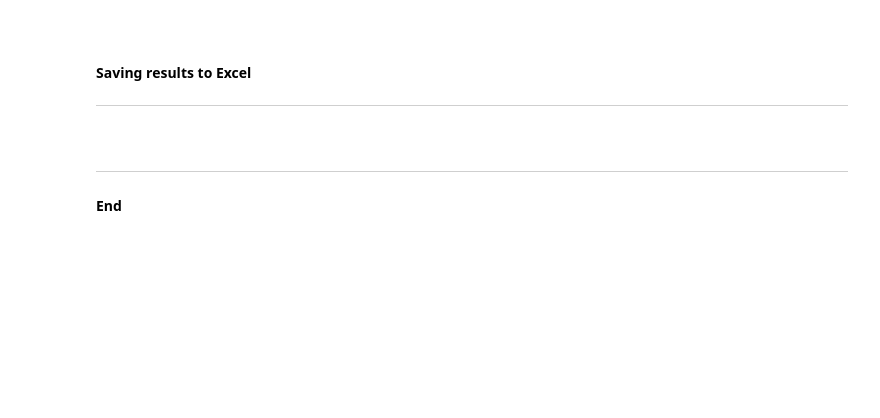
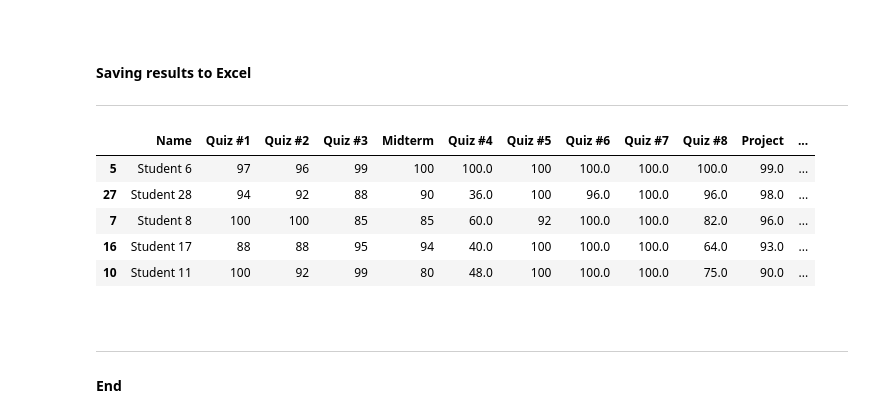
Before and after one commit to olgarozhdestvina/Data-Science-and-Machine-Learning, a Jupyter notebook: Data analytics/Language tests/Final grade.ipynb, the cells around one changed output. Saved outputs shown, nothing was run; the diff lists cells and outputs as text; code cells hidden in the pictures; blank space fills up the shorter version.

```diff
--- a/Data analytics/Language tests/Final grade.ipynb
+++ b/Data analytics/Language tests/Final grade.ipynb
@@ -238,5 +274,16 @@ freq
 
 #### Saving results to Excel
 ___
+# %%
+# sort the table by weighted avg in descending order
+sorted_scores = test_res.sort_values('Wtd. Avg', ascending=False, kind='stable')
+sorted_scores.head()
+# %% [output]
+|  | Name | Quiz #1 | Quiz #2 | Quiz #3 | Midterm | Quiz #4 | Quiz #5 | Quiz #6 | Quiz #7 | Quiz #8 | Project | ... |
+| 5 | Student 6 | 97 | 96 | 99 | 100 | 100.0 | 100 | 100.0 | 100.0 | 100.0 | 99.0 | ... |
+| 27 | Student 28 | 94 | 92 | 88 | 90 | 36.0 | 100 | 96.0 | 100.0 | 96.0 | 98.0 | ... |
+| 7 | Student 8 | 100 | 100 | 85 | 85 | 60.0 | 92 | 100.0 | 100.0 | 82.0 | 96.0 | ... |
+| 16 | Student 17 | 88 | 88 | 95 | 94 | 40.0 | 100 | 100.0 | 100.0 | 64.0 | 93.0 | ... |
+| 10 | Student 11 | 100 | 92 | 99 | 80 | 48.0 | 100 | 100.0 | 100.0 | 75.0 | 90.0 | ... |
 # %%
 # write and save 3 dataframes to the excel file
```
Also changed, not shown: parts of 5 cells of this notebook, 6 other files.
